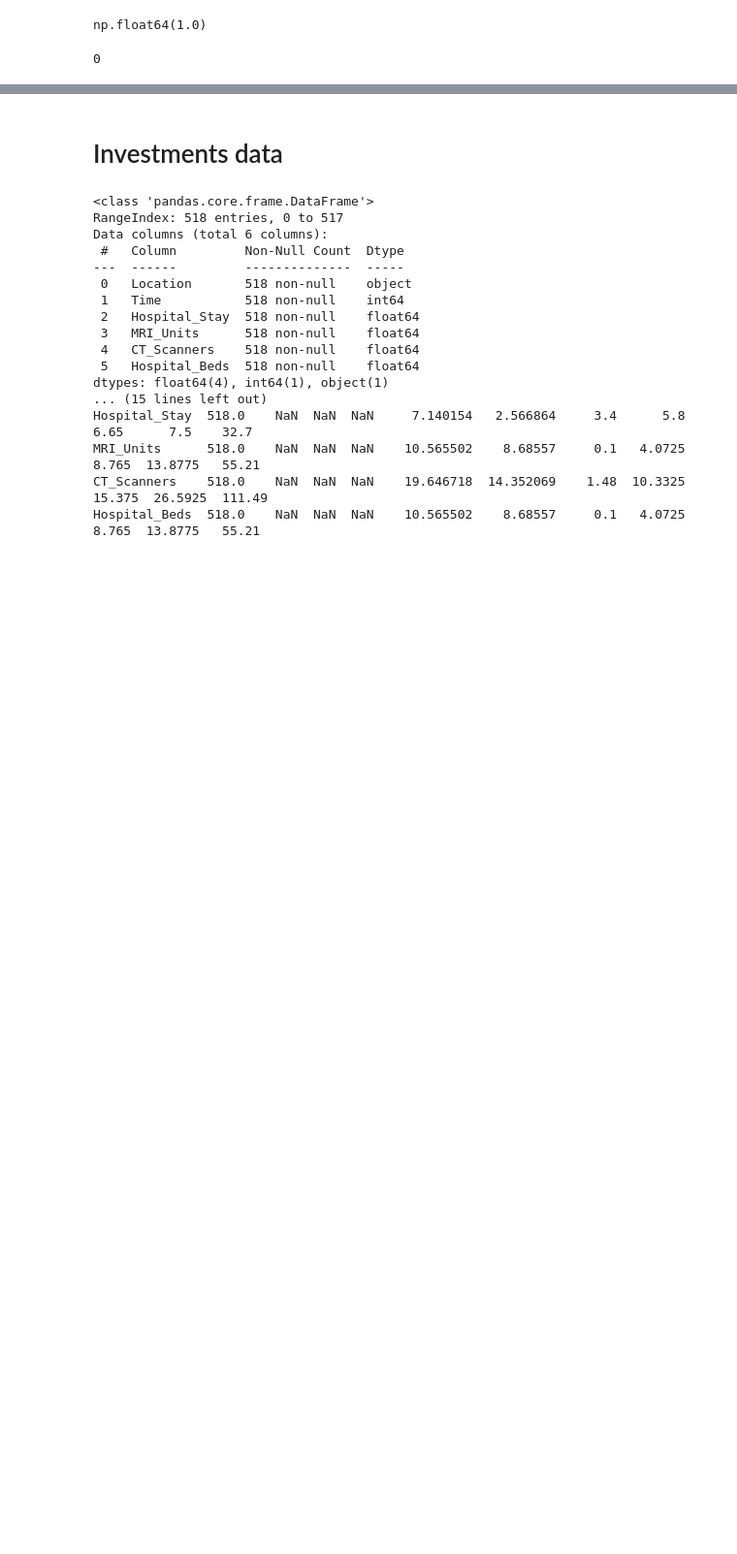
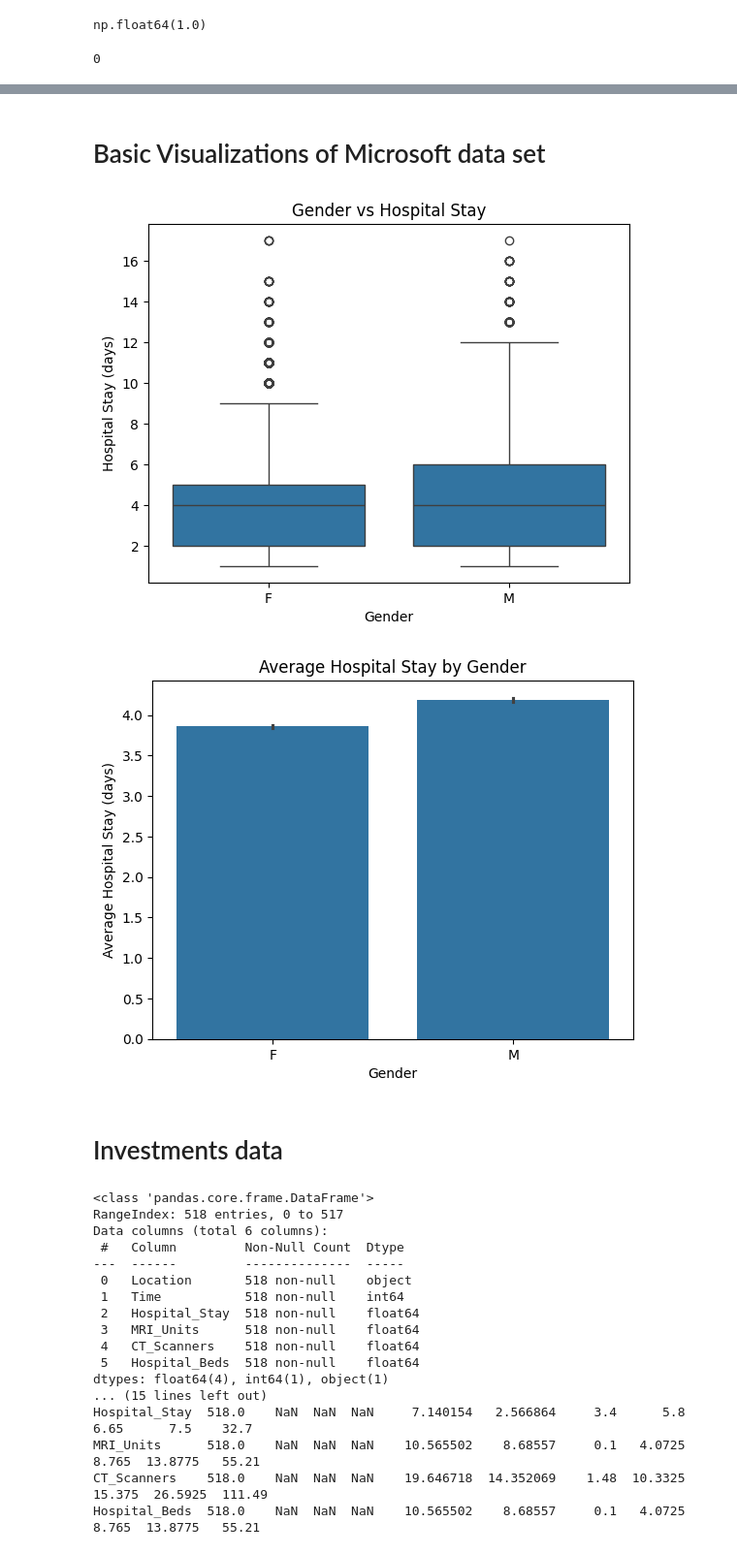
Before and after one commit to awillette89/LoS-analysis, a Jupyter notebook: length-of-stay.ipynb, the cells around one changed output, grey strips where cells are left out. Shown at 97% size. Saved outputs shown, nothing was run; the diff lists cells and outputs as text; code cells hidden in the pictures; blank space fills up the shorter version.

Commit message:
Microsoft basic visualizations

```diff
--- a/length-of-stay.ipynb
+++ b/length-of-stay.ipynb
@@ -237,0 +253,21 @@ respiration: 0 missing after imputation
+# %% [markdown]
+# Basic Visualizations of Microsoft data set
+# %%
+# Did gender affect length of stay?
+
+plt.figure()
+sns.boxplot(data=msw, x="gender", y="lengthofstay")
+plt.xlabel("Gender")
+plt.ylabel("Hospital Stay (days)")
+plt.title("Gender vs Hospital Stay")
+plt.show()
+
+plt.figure()
+sns.barplot(data=msw, x="gender", y="lengthofstay")
+plt.xlabel("Gender")
+plt.ylabel("Average Hospital Stay (days)")
+plt.title("Average Hospital Stay by Gender")
+plt.show()
+# %% [output]
+[figure, added]
+[figure, added]
```
Also changed, not shown: parts of 2 cells of this notebook.
